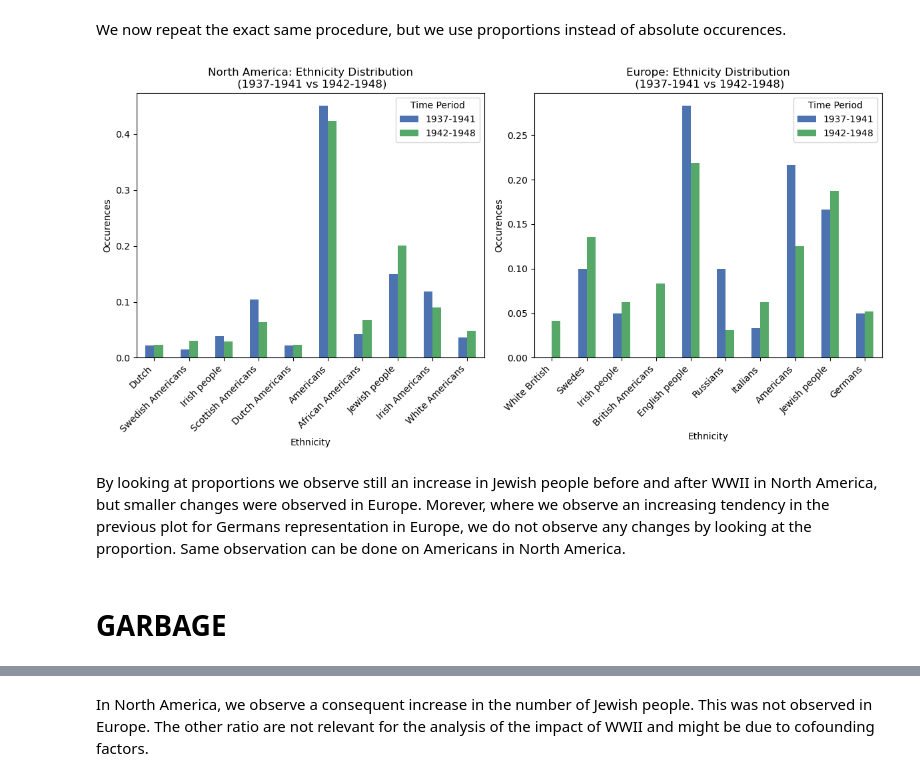
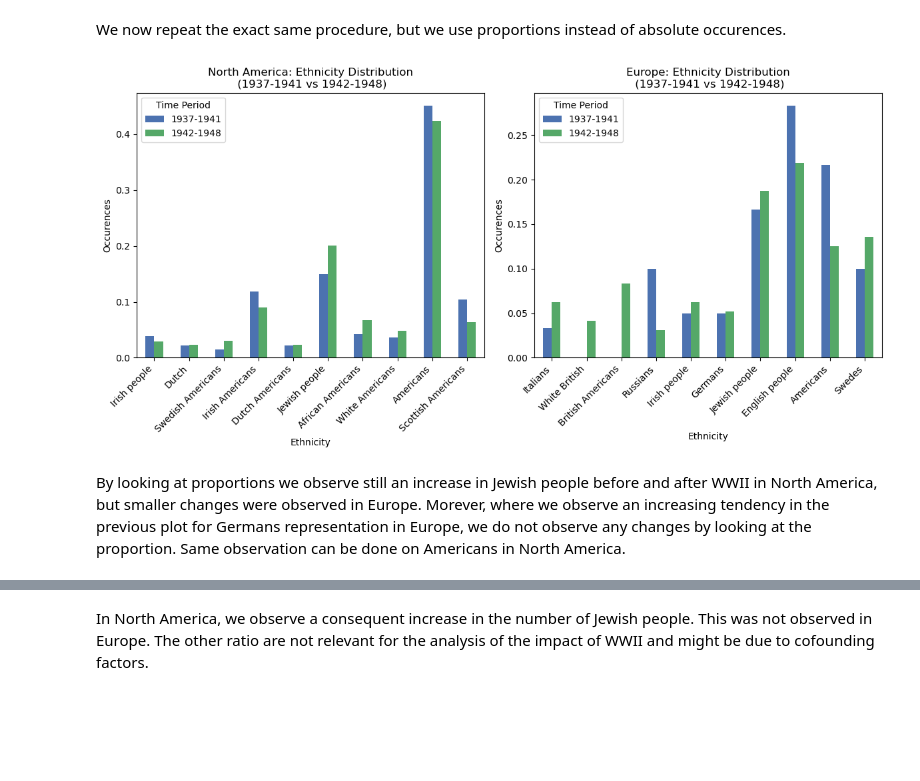
Before and after one commit to epfl-ada/ada-2024-project-adanonymous, a Jupyter notebook: src/utils/Actor_ethnicity_louis.ipynb, the cells around one changed output, grey strips where cells are left out. Drawn from its saved outputs; the diff is of its cells as text; code cells hidden in the pictures; blank space fills up the shorter version.

```diff
--- a/src/utils/Actor_ethnicity_louis.ipynb
+++ b/src/utils/Actor_ethnicity_louis.ipynb
@@ -593,0 +596,4 @@ Region: Europe has 60 entries in '1937-1941' and 96 '1942-1948'.
+# %%
+regions = form_df(ethnicity_counts_1937_1941,ethnicity_counts_1942_1948)
+#We want to isolate the relevant continent, therefore we look at their ethnicity count
+display_length_eth(regions)
@@ -656,11 +652,44 @@ df_EU_percentage = pd.DataFrame({
+# %%
+def percentage_df(ethnicity_counts_1937_1941,ethnicity_counts_1942_1948):
+    """
+    Converts ethnicity counts for North America (NA) and Europe (EU) into percentage form
+    for the years 1937-1941 and 1942-1948. This allows for easy comparison of the proportion
+    of different ethnicities in these two time periods.
+
+    Args:
+        ethnicity_counts_1937_1941 (dict): A dictionary containing ethnicity counts for the year 1937-1941.
+            - The dictionary keys should be 'NA' and 'EU', each containing a DataFrame with:
+                - 'Ethnicity' column (the ethnicity names).
+                - 'Occurences' column (the count of occurrences for each ethnicity).
+        ethnicity_counts_1942_1948 (dict): A similar dictionary containing ethnicity counts for the years 1942-1948.
+
+    Returns:
+        list: A list containing two DataFrames:
+            - One for North America (NA) showing the percentage of each ethnicity in the two time periods.
+            - One for Europe (EU) showing the same.
+    """
+    # Convert ethnicity counts to DataFrames for easier plotting
+    df_NA_percentage = pd.DataFrame({
+        'Ethnicity': ethnicity_counts_1937_1941['NA']['Ethnicity'],
+        '1937-1941': ethnicity_counts_1937_1941['NA']['Occurences']/ethnicity_counts_1937_1941['NA']['Occurences'].sum(),
+        '1942-1948': ethnicity_counts_1942_1948['NA']['Occurences']/ethnicity_counts_1942_1948['NA']['Occurences'].sum()
+    })
+
+    df_EU_percentage = pd.DataFrame({
+        'Ethnicity': ethnicity_counts_1937_1941['EU']['Ethnicity'],
+        '1937-1941': ethnicity_counts_1937_1941['EU']['Occurences']/ethnicity_counts_1937_1941['EU']['Occurences'].sum(),
+        '1942-1948': ethnicity_counts_1942_1948['EU']['Occurences']/ethnicity_counts_1942_1948['EU']['Occurences'].sum()
+    })
+    df_percentage = [df_NA_percentage,df_EU_percentage]
+    return df_percentage
 # %%
-regions = [df_NA_percentage, df_EU_percentage]
+regions_percentage = percentage_df(ethnicity_counts_1937_1941,ethnicity_counts_1942_1948)
 titles = [
     'North America: Ethnicity Distribution',
     'Europe: Ethnicity Distribution'
 ]
-plot_eth(regions,titles)
+plot_eth(regions_percentage,titles)
 # %% [output]
-[figure, old version]
+[figure, new version]
 # %% [markdown]
 By looking at proportions we observe still an increase in Jewish people before and after WWII in North America, but smaller changes were observed in Europe. Morever, where we observe an increasing tendency in the previous plot for Germans representation in Europe, we do not observe any changes by looking at the proportion. Same observation can be done on Americans in North America.
@@ -691,2 +695,0 @@ df_EU_percentage_ = pd.DataFrame({
-# %% [markdown]
-# GARBAGE
```
Also changed, not shown: parts of 22 cells of this notebook.
